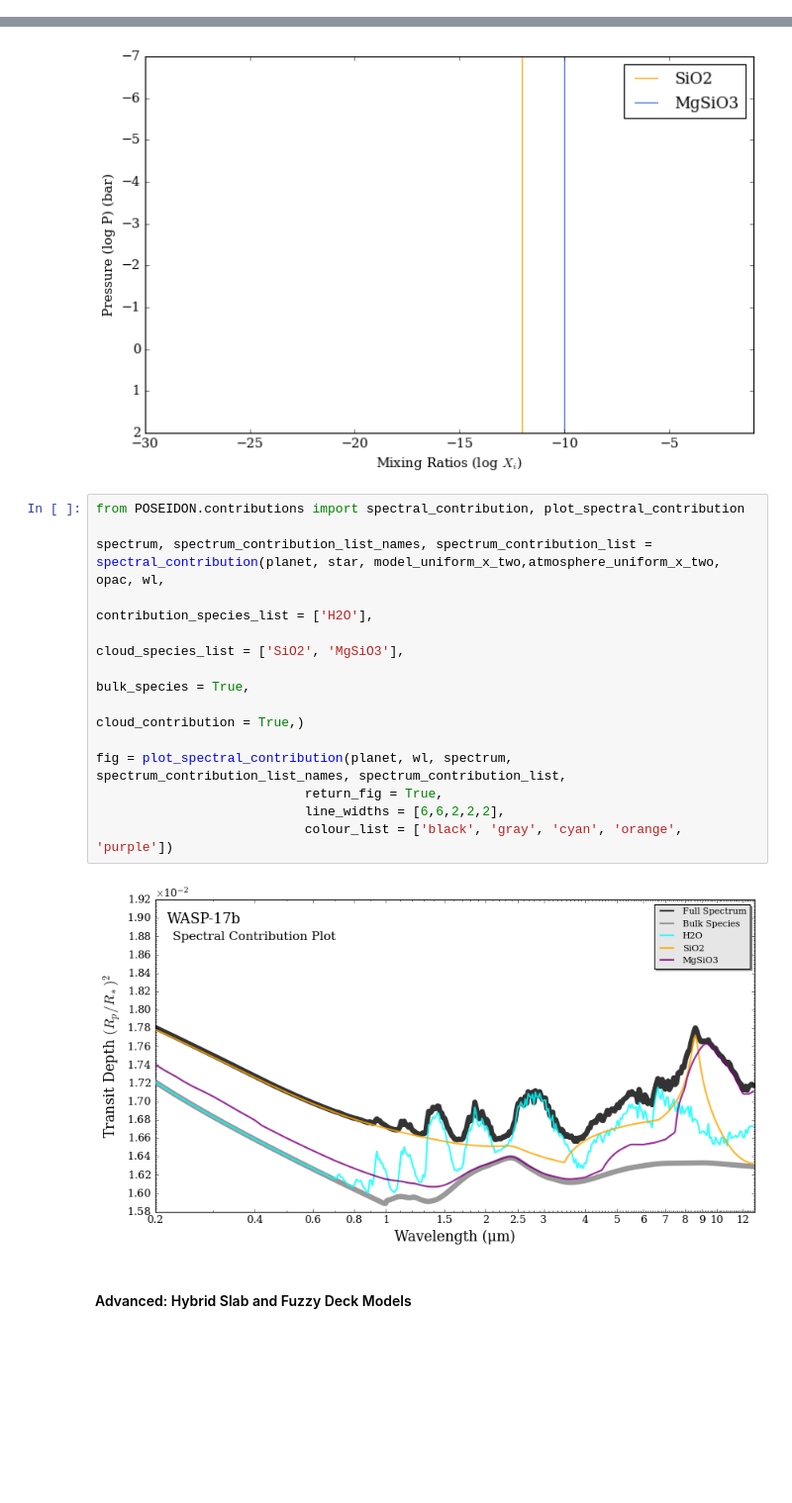
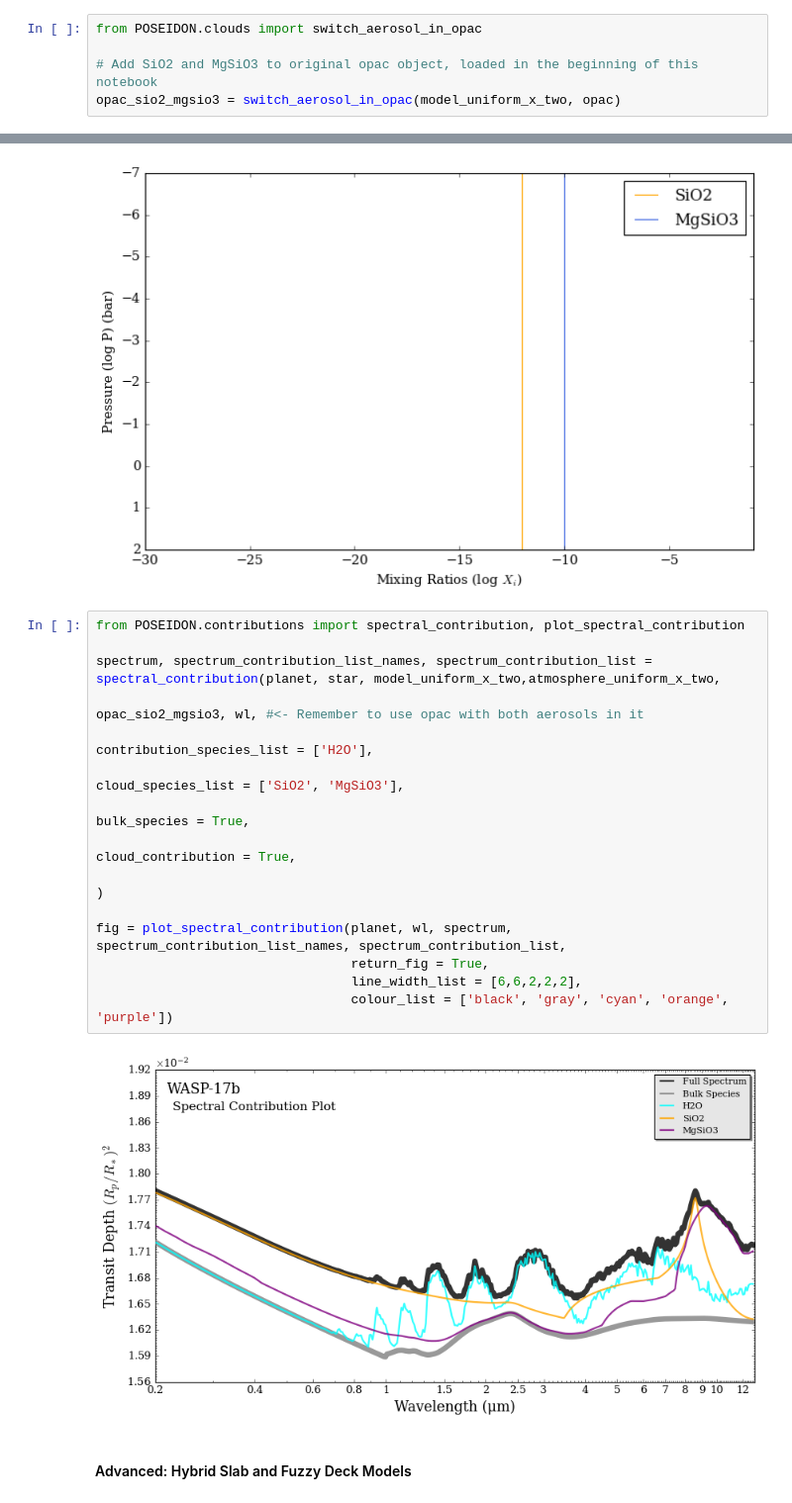
Before and after one commit to MartianColonist/POSEIDON, a Jupyter notebook: docs/content/notebooks/transmission_clouds.ipynb, the cells around one changed output, grey strips where cells are left out. Shown at 99% size. Cells and saved outputs as stored; diff of their text form; blank space fills up the shorter version.

```diff
--- a/docs/content/notebooks/transmission_clouds.ipynb
+++ b/docs/content/notebooks/transmission_clouds.ipynb
@@ -921,0 +981,5 @@ atmosphere_uniform_x_two = make_atmosphere(planet, model_uniform_x_two, P, P_ref
+# %%
+from POSEIDON.clouds import switch_aerosol_in_opac
+
+# Add SiO2 and MgSiO3 to original opac object, loaded in the beginning of this notebook
+opac_sio2_mgsio3 = switch_aerosol_in_opac(model_uniform_x_two, opac)
@@ -947,18 +1014,20 @@ plot_clouds(planet,model_uniform_x_two,atmosphere_uniform_x_two)
 # %%
 from POSEIDON.contributions import spectral_contribution, plot_spectral_contribution
 
-spectrum, spectrum_contribution_list_names, spectrum_contribution_list = spectral_contribution(planet, star, model_uniform_x_two,atmosphere_uniform_x_two, opac, wl,
-                                                                                            contribution_species_list = ['H2O'],
-                                                                                            cloud_species_list = ['SiO2', 'MgSiO3'],
-                                                                                            bulk_species = True,
-                                                                                            cloud_contribution = True,)
+spectrum, spectrum_contribution_list_names, spectrum_contribution_list = spectral_contribution(planet, star, model_uniform_x_two,atmosphere_uniform_x_two,
+                                                                                               opac_sio2_mgsio3, wl, #<- Remember to use opac with both aerosols in it
+                                                                                               contribution_species_list = ['H2O'],
+                                                                                               cloud_species_list = ['SiO2', 'MgSiO3'],
+                                                                                               bulk_species = True,
+                                                                                               cloud_contribution = True,
+                                                                                               )
 
 fig = plot_spectral_contribution(planet, wl, spectrum, spectrum_contribution_list_names, spectrum_contribution_list,
-                           return_fig = True,
-                           line_widths = [6,6,2,2,2],
-                           colour_list = ['black', 'gray', 'cyan', 'orange', 'purple'])
+                                 return_fig = True,
+                                 line_width_list = [6,6,2,2,2],
+                                 colour_list = ['black', 'gray', 'cyan', 'orange', 'purple'])
 # %% [output]
-[figure, old version]
+[figure, new version]
 # %% [markdown]
 #### Advanced: Hybrid Slab and Fuzzy Deck Models
 # %% [markdown]
```
Also changed, not shown: parts of 49 cells of this notebook, 53 other files.
